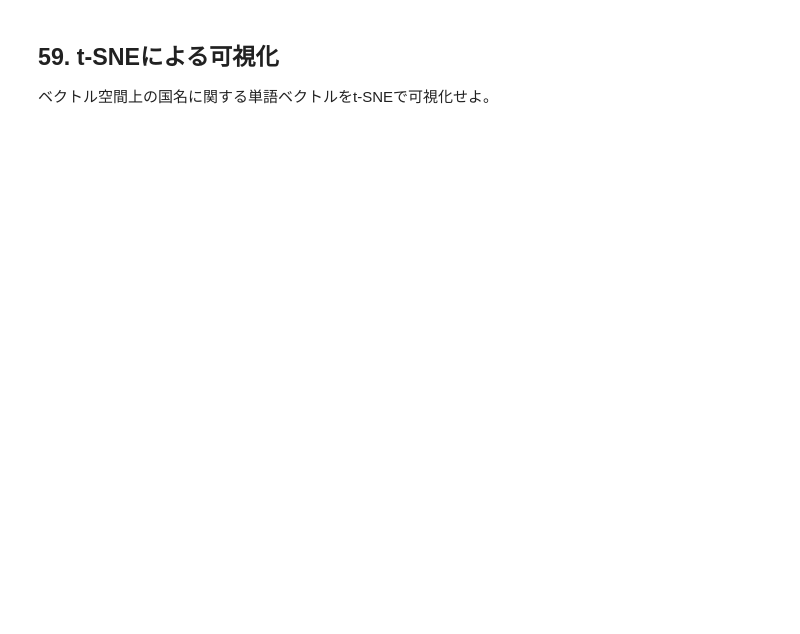
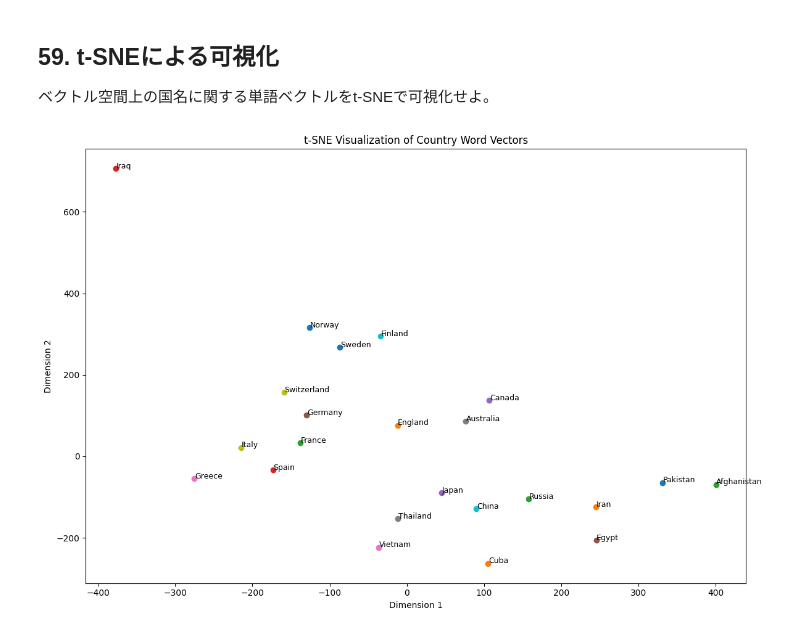
Before and after one commit to TakayaMurakami-2026/2026, a Jupyter notebook: ja/ch06.ipynb, the cells around one changed output. Cells and saved outputs as stored; diff of their text form; code cells hidden in the pictures; blank space fills up the shorter version.

```diff
--- a/ja/ch06.ipynb
+++ b/ja/ch06.ipynb
@@ -355,3 +437,67 @@ Egypt
 ## 59. t-SNEによる可視化
 
 ベクトル空間上の国名に関する単語ベクトルをt-SNEで可視化せよ。
+# %%
+import numpy as np
+import matplotlib.pyplot as plt
+from sklearn.manifold import TSNE
+
+countries = set()
+
+with open("questions-words.txt", encoding="utf-8") as f:
+    use_section = False
+
+    for line in f:
+        line = line.strip()
+
+        if line == ": capital-common-countries":
+            use_section = True
+            continue
+
+        if use_section and line.startswith(":"):
+            break
+
+        if use_section:
+            words = line.split()
+
+            # [首都 国 首都 国]
+            countries.add(words[1])
+            countries.add(words[3])
+
+country_names = []
+country_vectors = []
+
+for country in countries:
+    if country in wv.key_to_index:
+        country_names.append(country)
+        country_vectors.append(wv[country])
+
+country_vectors = np.array(country_vectors)
+
+# t-SNE により 2次元へ圧縮
+tsne = TSNE(
+    n_components=2,
+    random_state=0,
+    perplexity=5
+)
+
+reduced_vectors = tsne.fit_transform(country_vectors)
+
+# 可視化
+plt.figure(figsize=(12, 8))
+
+for i, country in enumerate(country_names):
+    x = reduced_vectors[i, 0]
+    y = reduced_vectors[i, 1]
+
+    plt.scatter(x, y)
+    plt.text(x + 0.5, y + 0.5, country, fontsize=9)
+
+plt.title("t-SNE Visualization of Country Word Vectors")
+plt.xlabel("Dimension 1")
+plt.ylabel("Dimension 2")
+
+plt.tight_layout()
+plt.show()
+# %% [output]
+[figure, added]
```
Also changed, not shown: parts of 3 cells of this notebook.
